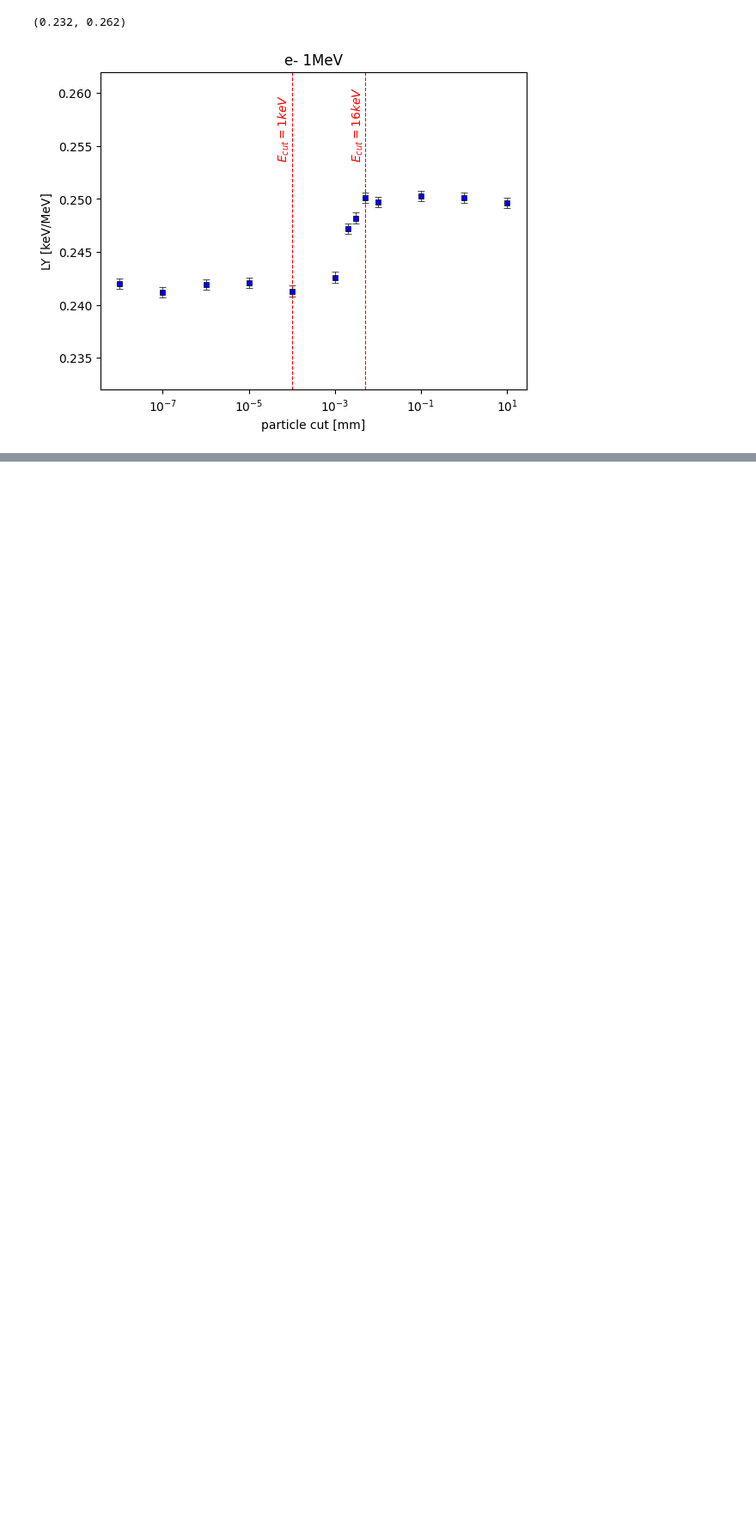
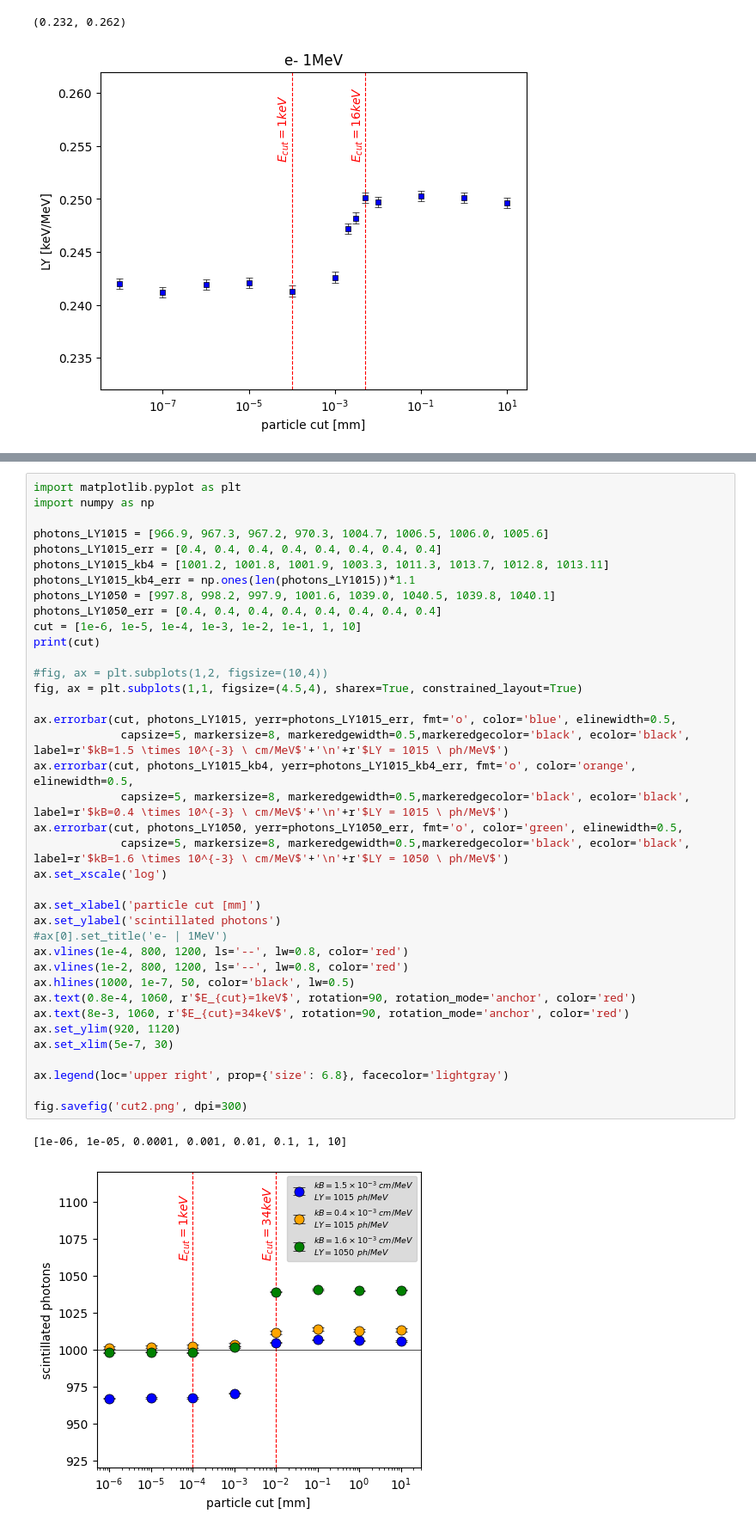
Before and after one commit to ahuber33/CUPID_LP2IB, a Jupyter notebook: PYTHON/data_Leonard.ipynb, the cells around one changed output, grey strips where cells are left out. Shown at 86% size. Drawn from its saved outputs; the diff is of its cells as text; blank space fills up the shorter version.

```diff
--- a/PYTHON/data_Leonard.ipynb
+++ b/PYTHON/data_Leonard.ipynb
@@ -419,3 +461,44 @@ fig.savefig('cut.png', dpi=300)
+# %%
+import matplotlib.pyplot as plt
+import numpy as np
+
+photons_LY1015 = [966.9, 967.3, 967.2, 970.3, 1004.7, 1006.5, 1006.0, 1005.6]
+photons_LY1015_err = [0.4, 0.4, 0.4, 0.4, 0.4, 0.4, 0.4, 0.4]
+photons_LY1015_kb4 = [1001.2, 1001.8, 1001.9, 1003.3, 1011.3, 1013.7, 1012.8, 1013.11]
+photons_LY1015_kb4_err = np.ones(len(photons_LY1015))*1.1
+photons_LY1050 = [997.8, 998.2, 997.9, 1001.6, 1039.0, 1040.5, 1039.8, 1040.1]
+photons_LY1050_err = [0.4, 0.4, 0.4, 0.4, 0.4, 0.4, 0.4, 0.4]
+cut = [1e-6, 1e-5, 1e-4, 1e-3, 1e-2, 1e-1, 1, 10]
+print(cut)
+
+#fig, ax = plt.subplots(1,2, figsize=(10,4))
+fig, ax = plt.subplots(1,1, figsize=(4.5,4), sharex=True, constrained_layout=True)
+
+ax.errorbar(cut, photons_LY1015, yerr=photons_LY1015_err, fmt='o', color='blue', elinewidth=0.5,
+             capsize=5, markersize=8, markeredgewidth=0.5,markeredgecolor='black', ecolor='black', label=r'$kB=1.5 \times 10^{-3} \ cm/MeV$'+'\n'+r'$LY = 1015 \ ph/MeV$')
+ax.errorbar(cut, photons_LY1015_kb4, yerr=photons_LY1015_kb4_err, fmt='o', color='orange', elinewidth=0.5,
+             capsize=5, markersize=8, markeredgewidth=0.5,markeredgecolor='black', ecolor='black', label=r'$kB=0.4 \times 10^{-3} \ cm/MeV$'+'\n'+r'$LY = 1015 \ ph/MeV$')
+ax.errorbar(cut, photons_LY1050, yerr=photons_LY1050_err, fmt='o', color='green', elinewidth=0.5,
+             capsize=5, markersize=8, markeredgewidth=0.5,markeredgecolor='black', ecolor='black', label=r'$kB=1.6 \times 10^{-3} \ cm/MeV$'+'\n'+r'$LY = 1050 \ ph/MeV$')
+ax.set_xscale('log')
+
+ax.set_xlabel('particle cut [mm]')
+ax.set_ylabel('scintillated photons')
+#ax[0].set_title('e- | 1MeV')
+ax.vlines(1e-4, 800, 1200, ls='--', lw=0.8, color='red')
+ax.vlines(1e-2, 800, 1200, ls='--', lw=0.8, color='red')
+ax.hlines(1000, 1e-7, 50, color='black', lw=0.5)
+ax.text(0.8e-4, 1060, r'$E_{cut}=1keV$', rotation=90, rotation_mode='anchor', color='red')
+ax.text(8e-3, 1060, r'$E_{cut}=34keV$', rotation=90, rotation_mode='anchor', color='red')
+ax.set_ylim(920, 1120)
+ax.set_xlim(5e-7, 30)
+
+ax.legend(loc='upper right', prop={'size': 6.8}, facecolor='lightgray')
+
+fig.savefig('cut2.png', dpi=300)
+# %% [output]
+[1e-06, 1e-05, 0.0001, 0.001, 0.01, 0.1, 1, 10]
+[figure, added]
 # %%
 import numpy as np
 
```
Also changed, not shown: parts of 6 cells of this notebook, 13 other files.
